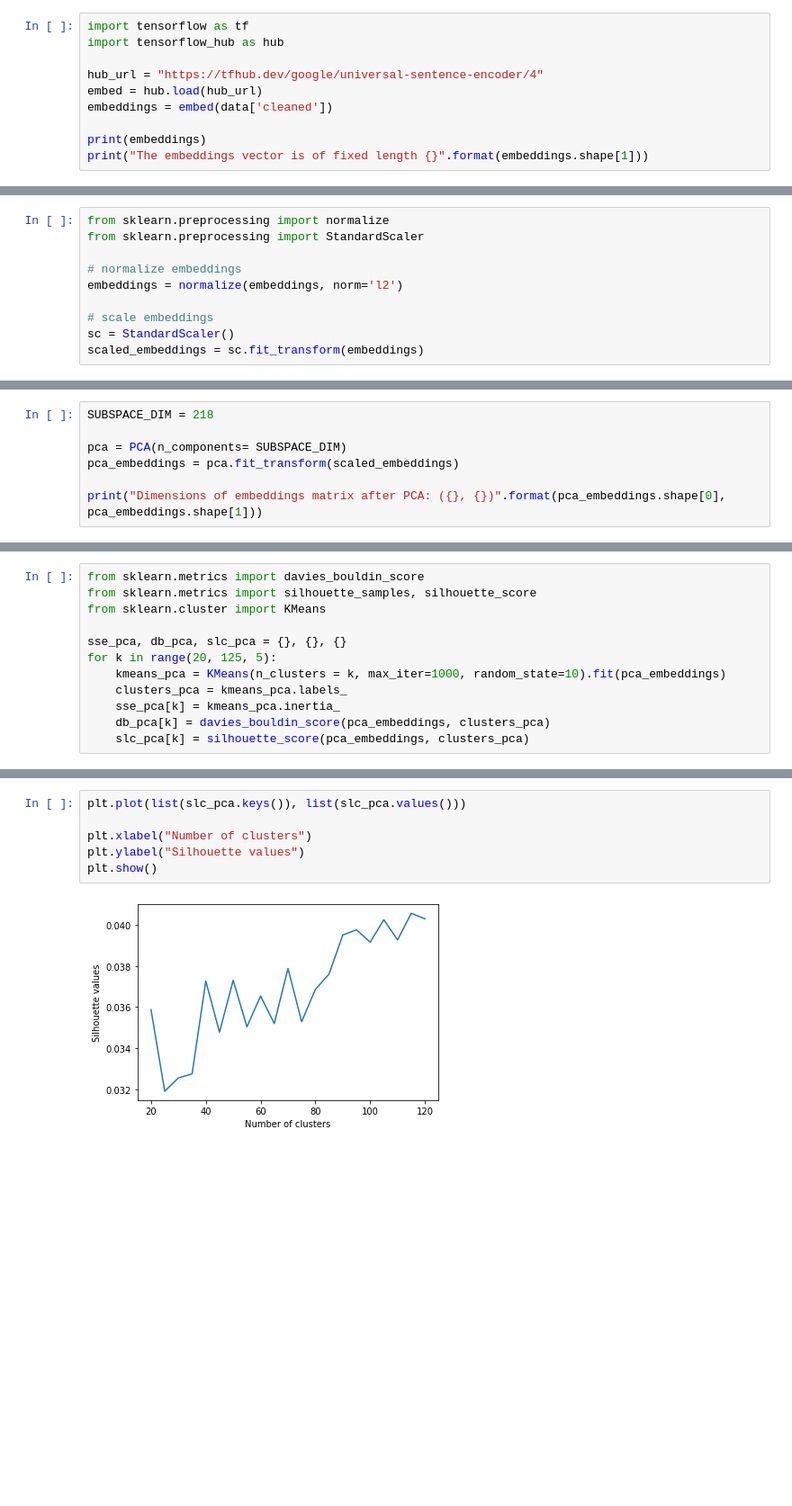
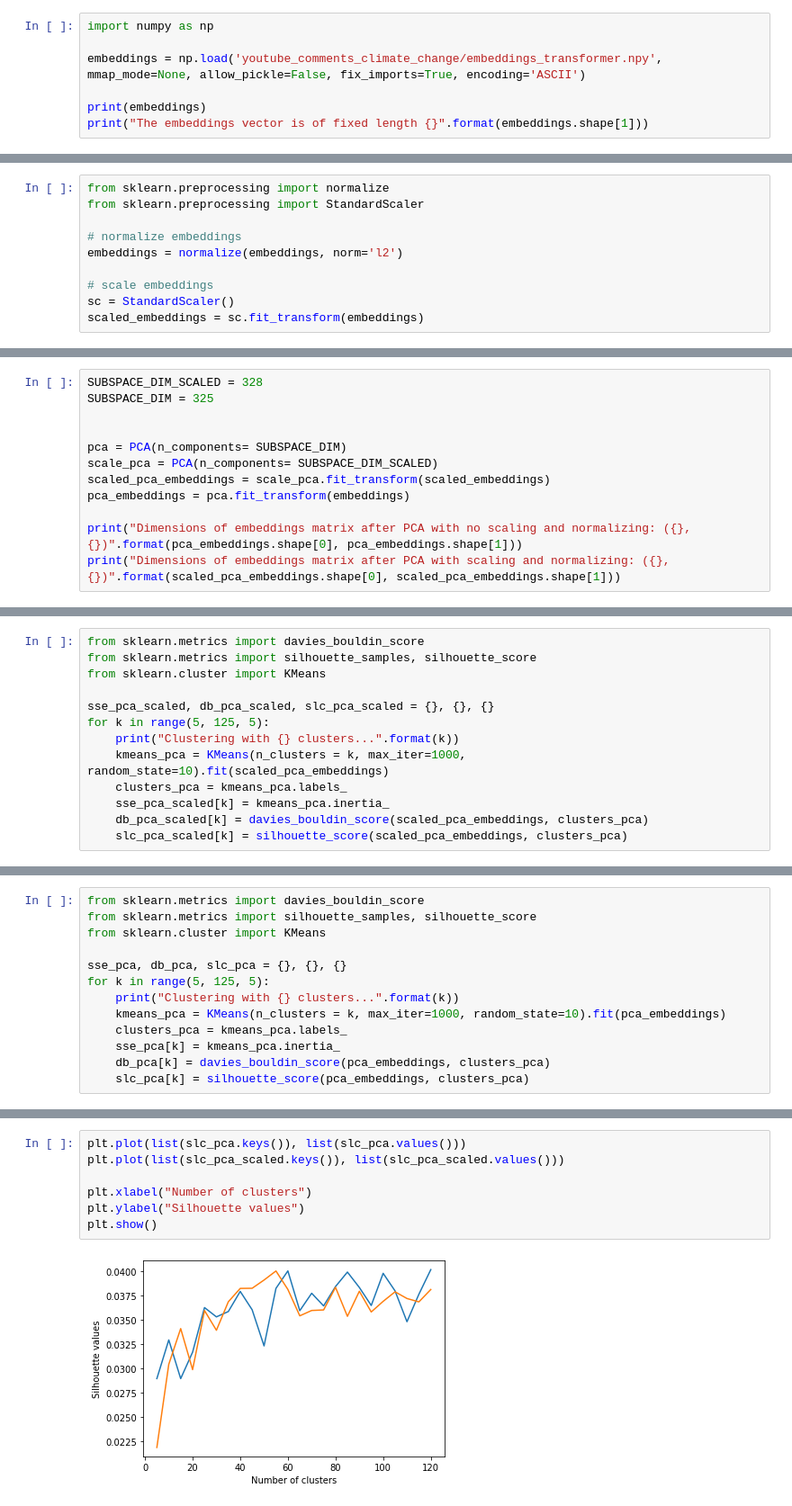
Before and after one commit to isaschm/topic-models-and-word-embeddings, a Jupyter notebook: text_embeddings_it1.ipynb, the cells around one changed output, grey strips where cells are left out. Shown at 90% size. Cells and saved outputs as stored; diff of their text form; blank space fills up the shorter version.

```diff
--- a/text_embeddings_it1.ipynb
+++ b/text_embeddings_it1.ipynb
@@ -8,12 +8,9 @@ list(data.columns)
 # %% [output]
 ['publishedAt', 'authorName', 'text', 'isReply', 'cleaned']
 # %%
-import tensorflow as tf
-import tensorflow_hub as hub
+import numpy as np
 
-hub_url = "https://tfhub.dev/google/universal-sentence-encoder/4"
-embed = hub.load(hub_url)
-embeddings = embed(data['cleaned'])
+embeddings = np.load('youtube_comments_climate_change/embeddings_transformer.npy', mmap_mode=None, allow_pickle=False, fix_imports=True, encoding='ASCII')
 
 print(embeddings)
 print("The embeddings vector is of fixed length {}".format(embeddings.shape[1]))
@@ -65,8 +82,13 @@ print("95% cut-off threshold reached with {} components.".format(np.argwhere(cev
 # %%
-SUBSPACE_DIM = 218
+SUBSPACE_DIM_SCALED = 328
+SUBSPACE_DIM = 325
+
 
 pca = PCA(n_components= SUBSPACE_DIM)
-pca_embeddings = pca.fit_transform(scaled_embeddings)
+scale_pca = PCA(n_components= SUBSPACE_DIM_SCALED)
+scaled_pca_embeddings = scale_pca.fit_transform(scaled_embeddings)
+pca_embeddings = pca.fit_transform(embeddings)
 
-print("Dimensions of embeddings matrix after PCA: ({}, {})".format(pca_embeddings.shape[0], pca_embeddings.shape[1]))
+print("Dimensions of embeddings matrix after PCA with no scaling and normalizing: ({}, {})".format(pca_embeddings.shape[0], pca_embeddings.shape[1]))
+print("Dimensions of embeddings matrix after PCA with scaling and normalizing: ({}, {})".format(scaled_pca_embeddings.shape[0], scaled_pca_embeddings.shape[1]))
 # %% [output]
@@ -90,0 +131,13 @@ plt.scatter(scaled_embeddings[:, 0], scaled_embeddings[:, 1], color = "darkorang
+# %%
+from sklearn.metrics import davies_bouldin_score
+from sklearn.metrics import silhouette_samples, silhouette_score
+from sklearn.cluster import KMeans
+
+sse_pca_scaled, db_pca_scaled, slc_pca_scaled = {}, {}, {}
+for k in range(5, 125, 5):
+    print("Clustering with {} clusters...".format(k))
+    kmeans_pca = KMeans(n_clusters = k, max_iter=1000, random_state=10).fit(scaled_pca_embeddings)
+    clusters_pca = kmeans_pca.labels_
+    sse_pca_scaled[k] = kmeans_pca.inertia_
+    db_pca_scaled[k] = davies_bouldin_score(scaled_pca_embeddings, clusters_pca)
+    slc_pca_scaled[k] = silhouette_score(scaled_pca_embeddings, clusters_pca)
@@ -94,7 +165,8 @@ from sklearn.metrics import silhouette_samples, silhouette_score
 from sklearn.cluster import KMeans
 
 sse_pca, db_pca, slc_pca = {}, {}, {}
-for k in range(20, 125, 5):
+for k in range(5, 125, 5):
+    print("Clustering with {} clusters...".format(k))
     kmeans_pca = KMeans(n_clusters = k, max_iter=1000, random_state=10).fit(pca_embeddings)
     clusters_pca = kmeans_pca.labels_
     sse_pca[k] = kmeans_pca.inertia_
@@ -118,10 +211,11 @@ plt.show()
 # %%
 plt.plot(list(slc_pca.keys()), list(slc_pca.values()))
+plt.plot(list(slc_pca_scaled.keys()), list(slc_pca_scaled.values()))
 
 plt.xlabel("Number of clusters")
 plt.ylabel("Silhouette values")
 plt.show()
 # %% [output]
-[figure, old version]
+[figure, new version]
 # %%
 import umap
```
Also changed, not shown: parts of 16 cells of this notebook, 1 other file.
